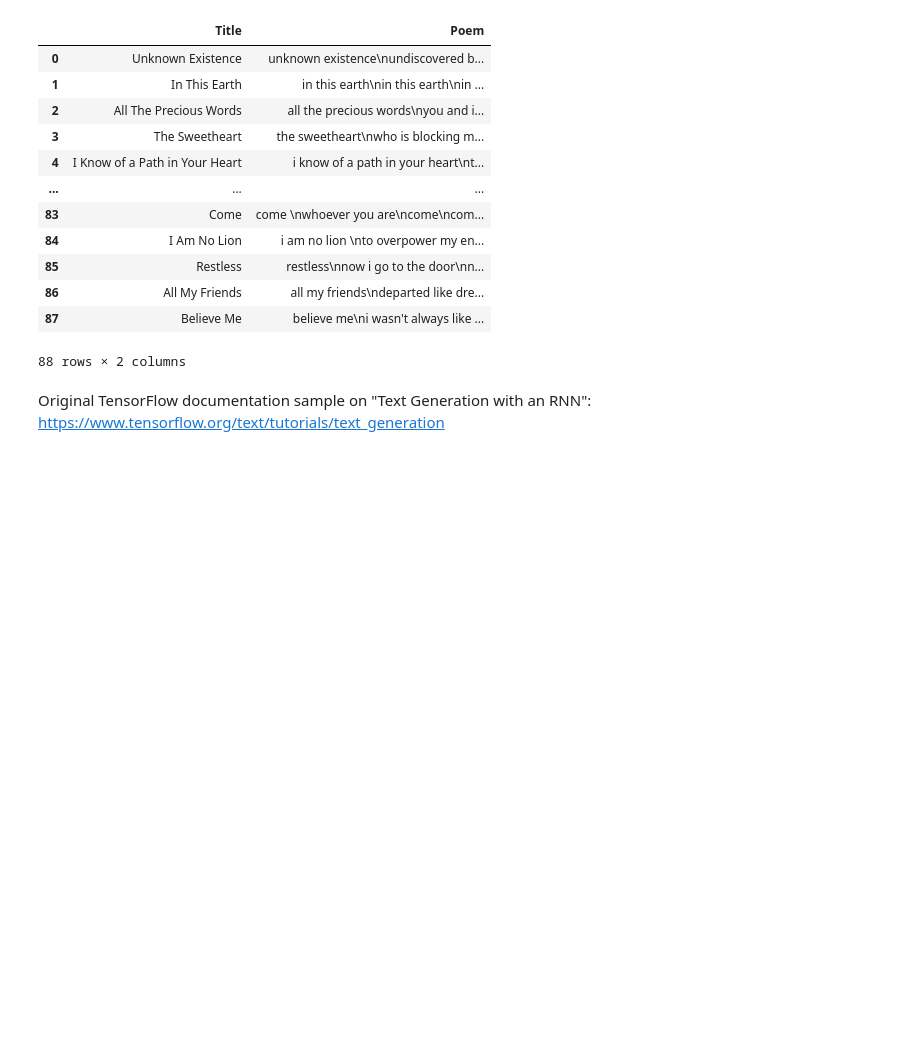
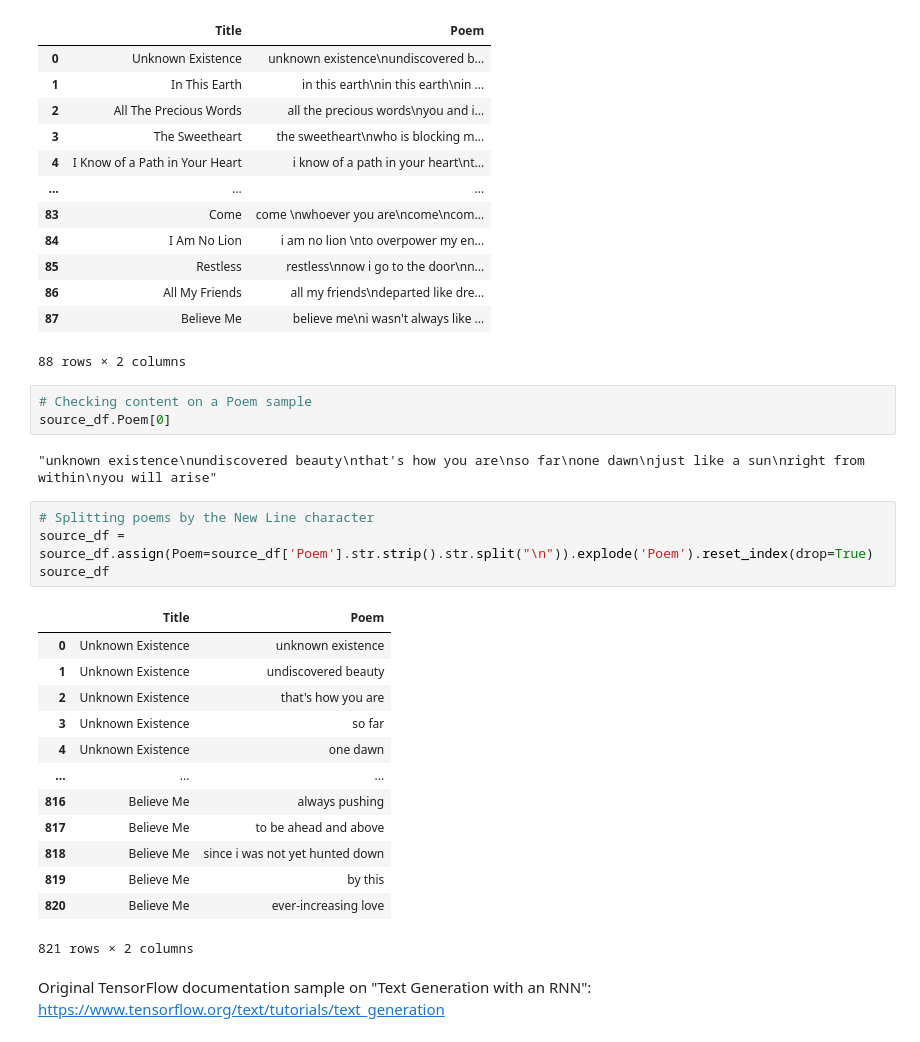
Before and after one commit to LazaUK/MachineLearning-RumiStylePoetry, a Jupyter notebook: Rumi_StyleGAN.ipynb, the cells around one changed output. Saved outputs shown, nothing was run; the diff lists cells and outputs as text; blank space fills up the shorter version.

```diff
--- a/Rumi_StyleGAN.ipynb
+++ b/Rumi_StyleGAN.ipynb
@@ -51,6 +59,29 @@ source_df
 | 86 | All My Friends | all my friends\ndeparted like dre... |
 | 87 | Believe Me | believe me\ni wasn't always like ... |
 88 rows × 2 columns
+# %%
+# Checking content on a Poem sample
+source_df.Poem[0]
+# %% [output]
+"unknown existence\nundiscovered beauty\nthat's how you are\nso far\none dawn\njust like a sun\nright from within\nyou will arise"
+# %%
+# Splitting poems by the New Line character
+source_df = source_df.assign(Poem=source_df['Poem'].str.strip().str.split("\n")).explode('Poem').reset_index(drop=True)
+source_df
+# %% [output]
+|  | Title | Poem |
+| 0 | Unknown Existence | unknown existence |
+| 1 | Unknown Existence | undiscovered beauty |
+| 2 | Unknown Existence | that's how you are |
+| 3 | Unknown Existence | so far |
+| 4 | Unknown Existence | one dawn |
+| ... | ... | ... |
+| 816 | Believe Me | always pushing |
+| 817 | Believe Me | to be ahead and above |
+| 818 | Believe Me | since i was not yet hunted down |
+| 819 | Believe Me | by this |
+| 820 | Believe Me | ever-increasing love |
+821 rows × 2 columns
 # %% [markdown]
 Original TensorFlow documentation sample on "Text Generation with an RNN":
 https://www.tensorflow.org/text/tutorials/text_generation
```
Also changed, not shown: parts of 3 cells of this notebook.
